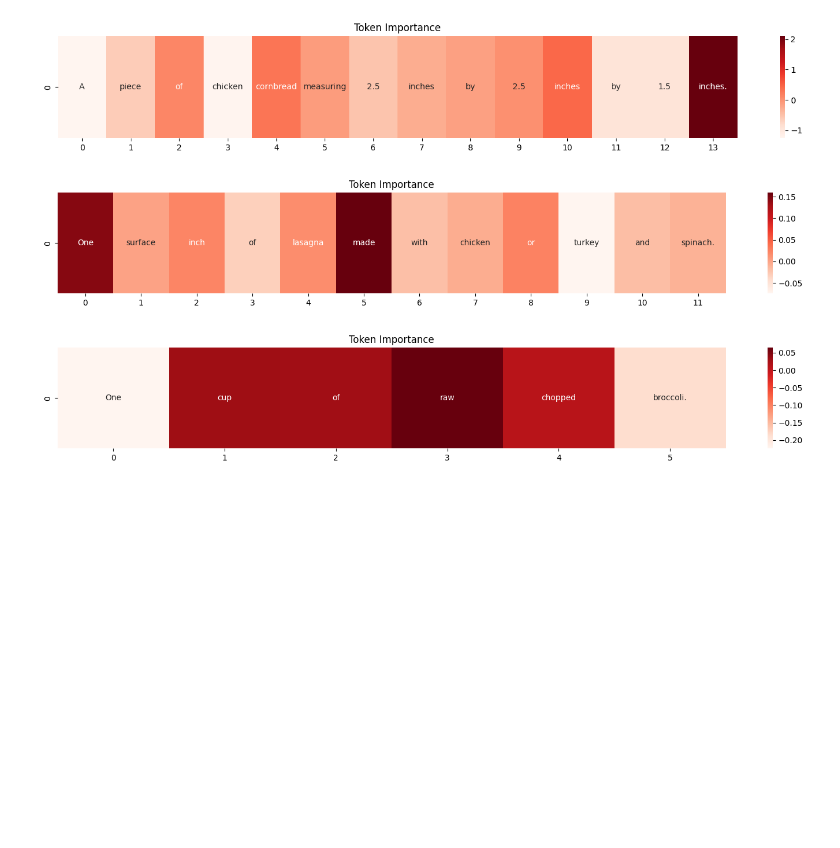
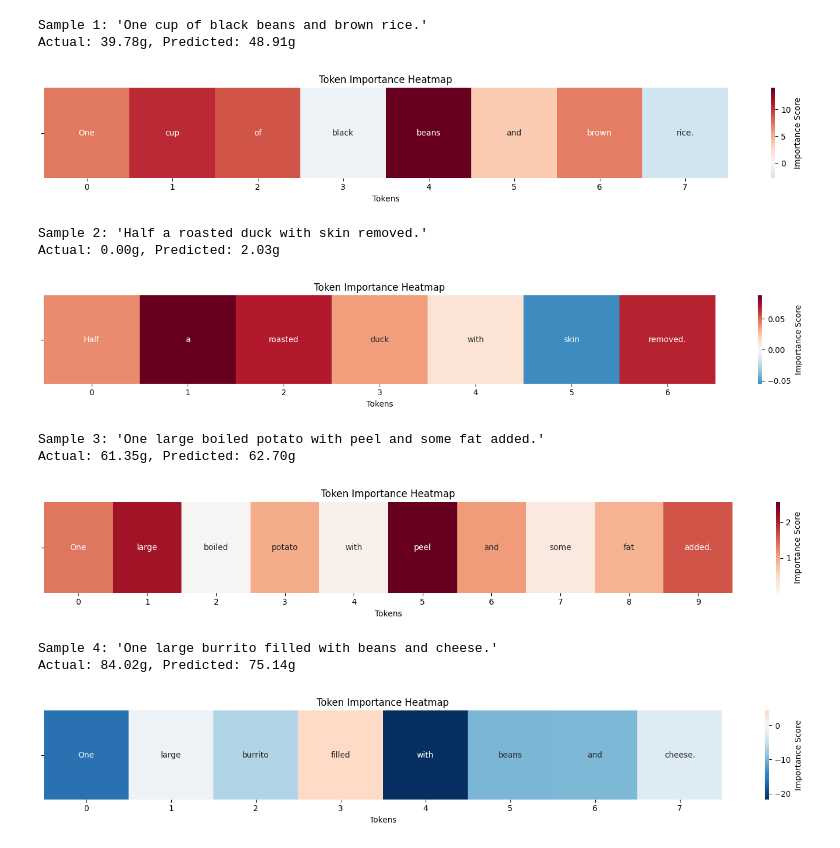
Before and after one commit to tonylucsb/ECE_180_FInalProject, a Jupyter notebook: RNNwG.ipynb, the cells around one changed output. Drawn from its saved outputs; the diff is of its cells as text; code cells hidden in the pictures; blank space fills up the shorter version.

Commit message:
finished training best RNN model

```diff
--- a/RNNwG.ipynb
+++ b/RNNwG.ipynb
@@ -153,45 +436,83 @@ class SentenceEmbeddingInterpreter:
             self.input_tensor.grad.zero_()
 
     def get_token_importance(self):
-        grads = self.input_tensor.grad.detach().cpu().squeeze()      # [384]
-        inputs = self.input_tensor.detach().cpu().squeeze()          # [384]
-        importance = (grads * inputs).tolist()                       # Element-wise grad × input
+        grads = self.input_tensor.grad.detach().cpu().squeeze()
+        inputs = self.input_tensor.detach().cpu().squeeze()
+        importance = (grads * inputs).tolist()
         return importance
 
 def visualize_sentence_embedding_importance(tokens, importances, filename=None):
-
     min_len = min(len(tokens), len(importances))
     tokens = tokens[:min_len]
     importances = importances[:min_len]
 
     fig, ax = plt.subplots(figsize=(15, 2.5))
-    sns.heatmap([importances], annot=[tokens], cmap="Reds", fmt="", cbar=True, ax=ax)
-    ax.set_title("Token Importance")
+    sns.heatmap([importances], annot=[tokens], cmap="RdBu_r", fmt="", cbar=True, ax=ax,
+                center=0, cbar_kws={'label': 'Importance Score'})
+    ax.set_title("Token Importance Heatmap")
+    ax.set_xlabel("Tokens")
+    ax.set_ylabel("")
+    ax.set_yticklabels([])
+
     plt.tight_layout()
 
     if filename:
-        plt.savefig(filename)
+        plt.savefig(filename, dpi=300, bbox_inches='tight')
 
-    plt.show()  # ✅ This will display it in the notebook
+    plt.show()
     plt.close()
 # %%
-import random
-for i in range (0,3):
+final_model.train()
 
-    x = random.randint(0,99)
-    sentence = test_df["query"].iloc[x]
-    tokens = sentence.split()  # adjust if using tokenizer instead
+for i in range(0, 4):
+    sample_idx = 3 * i
 
-    sample_x = X_val[i].unsqueeze(0).requires_grad_().to(torch.device("cpu"))
+    sentence = val_df["query"].iloc[sample_idx]
+    tokens = sentence.split()
+    actual_carb = y_val[sample_idx].item()
 
-    interpreter = SentenceEmbeddingInterpreter(model)
+    sample_x = X_val[sample_idx:sample_idx+1].requires_grad_().to(device)
+
+    interpreter = SentenceEmbeddingInterpreter(final_model)
     output = interpreter.forward(sample_x)
     interpreter.zero_grad()
-    output.backward()
+
+    target_tensor = y_val[sample_idx:sample_idx+1]
+    loss = (output - target_tensor) ** 2
+    loss.backward()
 
     importances = interpreter.get_token_importance()
-    visualize_sentence_embedding_importance(tokens, importances)
+
+    print(f"Sample {i+1}: '{sentence}'")
+    print(f"Actual: {actual_carb:.2f}g, Predicted: {output.item():.2f}g")
+
+    if len(tokens) > 1:
+        dims_per_token = len(importances) // len(tokens)
+        token_importances = []
+
+        for j in range(len(tokens)):
+            start_idx = j * dims_per_token
+            end_idx = min((j + 1) * dims_per_token, len(importances))
+            token_importance = np.mean(importances[start_idx:end_idx])
+            token_importances.append(token_importance)
+
+        visualize_sentence_embedding_importance(
+            tokens,
+            token_importances,
+            filename=f"Token_Importance_RNN_index_{sample_idx}.png"
+        )
+
+final_model.eval()
 # %% [output]
+Sample 1: 'One cup of black beans and brown rice.'
+Actual: 39.78g, Predicted: 48.91g
-[figure, old version]
+[figure, new version]
+Sample 2: 'Half a roasted duck with skin removed.'
+Actual: 0.00g, Predicted: 2.03g
-[figure, old version]
+[figure, new version]
+Sample 3: 'One large boiled potato with peel and some fat added.'
+Actual: 61.35g, Predicted: 62.70g
-[figure, old version]
+[figure, new version]
+Sample 4: 'One large burrito filled with beans and cheese.'
+Actual: 84.02g, Predicted: 75.14g
+[figure, added]
```
Also changed, not shown: parts of 7 cells of this notebook.
